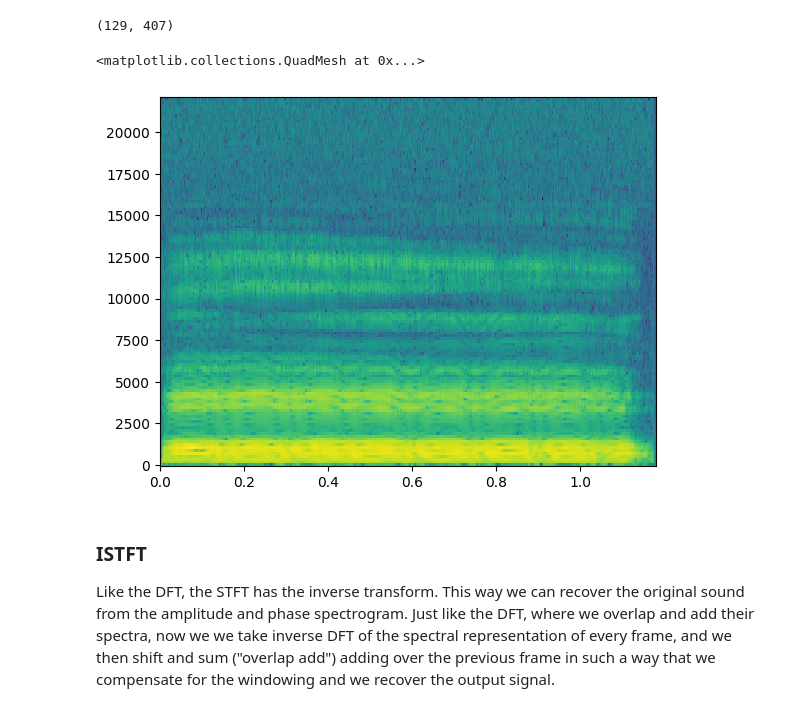
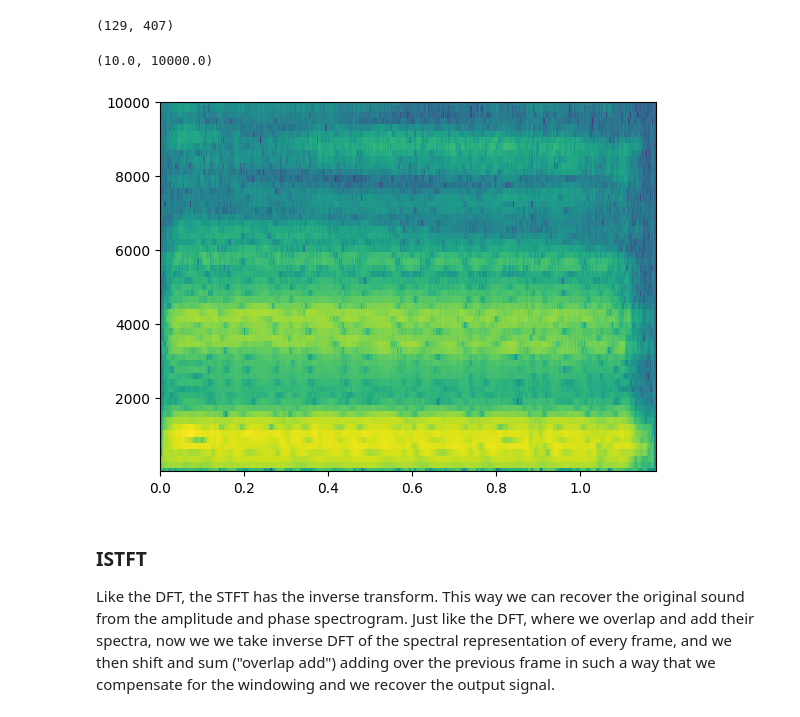
Before and after one commit to adityarpawar1902/AudioTechII, a Jupyter notebook: Lectures-Blank/Lesson12_STFTpart2.ipynb, the cells around one changed output. Drawn from its saved outputs; the diff is of its cells as text; code cells hidden in the pictures.

```diff
--- a/Lectures-Blank/Lesson12_STFTpart2.ipynb
+++ b/Lectures-Blank/Lesson12_STFTpart2.ipynb
@@ -435,10 +439,10 @@ Z.shape
 # %%
 plt.pcolormesh(t,f,20*np.log10(np.abs(Z)))
 #plt.yscale('log')
-#plt.ylim(10,10**4)
+plt.ylim(10,10**4)
 # %% [output]
-<matplotlib.collections.QuadMesh at 0x...>
+(10.0, 10000.0)
-[figure, old version]
+[figure, new version]
 # %% [markdown]
 ### ISTFT
 Like the DFT, the STFT has the inverse transform. This way we can recover the original sound from the amplitude and phase spectrogram. Just like the DFT, where we overlap and add their spectra, now we we take inverse DFT of the spectral representation of every frame, and we then shift and sum ("overlap add") adding over the previous frame in such a way that we compensate for the windowing and we recover the output signal.
```
Also changed, not shown: parts of 2 cells of this notebook.
